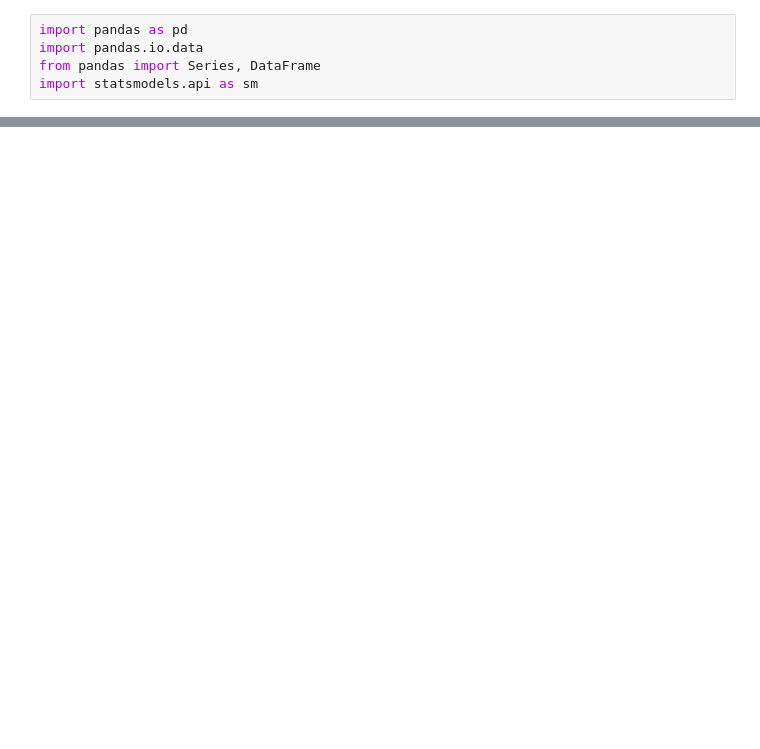
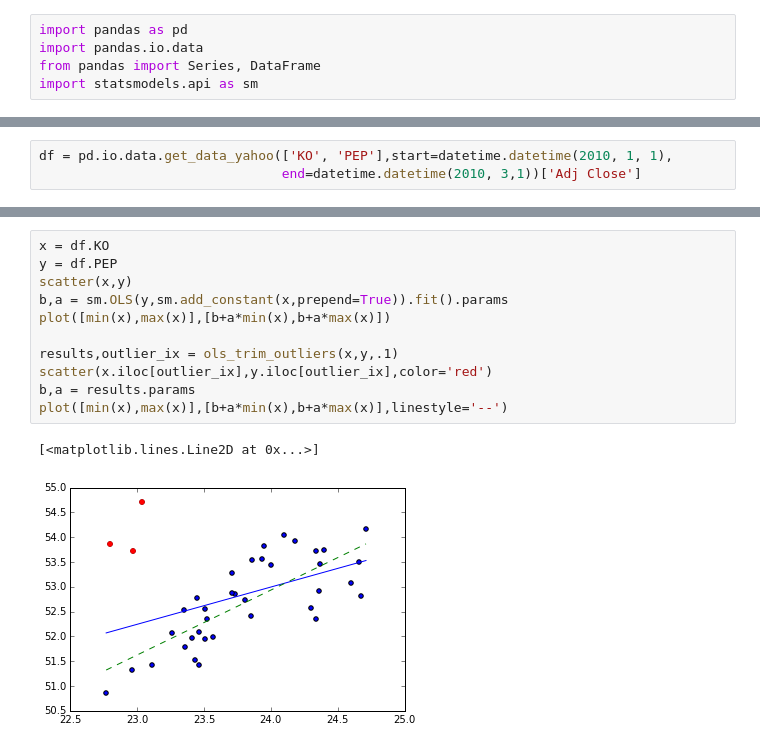
Before and after one commit to watsonix/prediction_for_fun_and_profit, a Jupyter notebook: statsmodel_outliers.ipynb, the cells around one changed output, grey strips where cells are left out. Drawn from its saved outputs; the diff is of its cells as text; blank space fills up the shorter version.

```diff
--- a/statsmodel_outliers.ipynb
+++ b/statsmodel_outliers.ipynb
@@ -5,0 +8,3 @@ import statsmodels.api as sm
+# %%
+df = pd.io.data.get_data_yahoo(['KO', 'PEP'],start=datetime.datetime(2010, 1, 1),
+                               end=datetime.datetime(2010, 3,1))['Adj Close']
@@ -5,0 +34,14 @@ import statsmodels.api as sm
+# %%
+x = df.KO
+y = df.PEP
+scatter(x,y)
+b,a = sm.OLS(y,sm.add_constant(x,prepend=True)).fit().params
+plot([min(x),max(x)],[b+a*min(x),b+a*max(x)])
+
+results,outlier_ix = ols_trim_outliers(x,y,.1)
+scatter(x.iloc[outlier_ix],y.iloc[outlier_ix],color='red')
+b,a = results.params
+plot([min(x),max(x)],[b+a*min(x),b+a*max(x)],linestyle='--')
+# %% [output]
+[<matplotlib.lines.Line2D at 0x...>]
+[figure, added]
```
Also changed, not shown: parts of 11 cells of this notebook.
